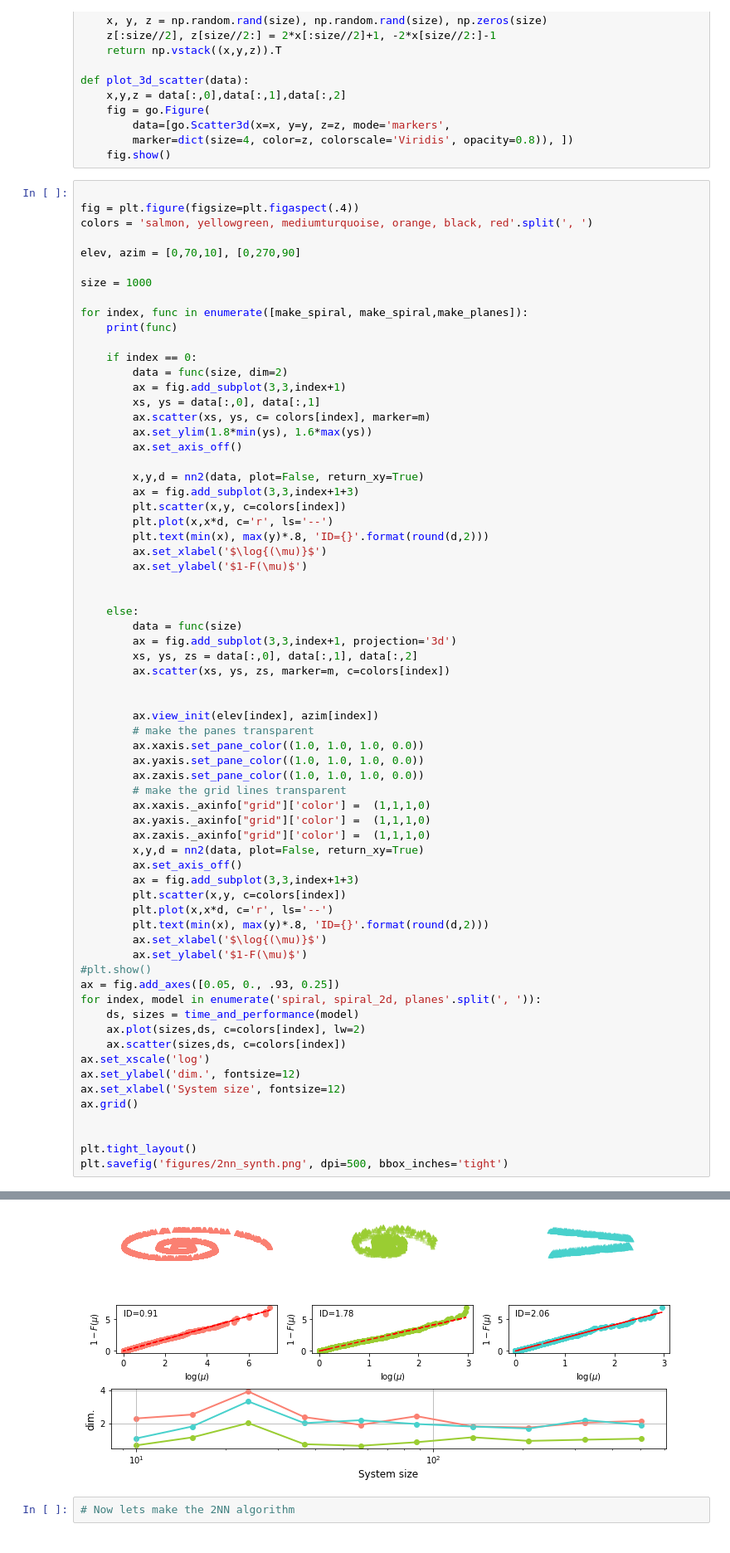
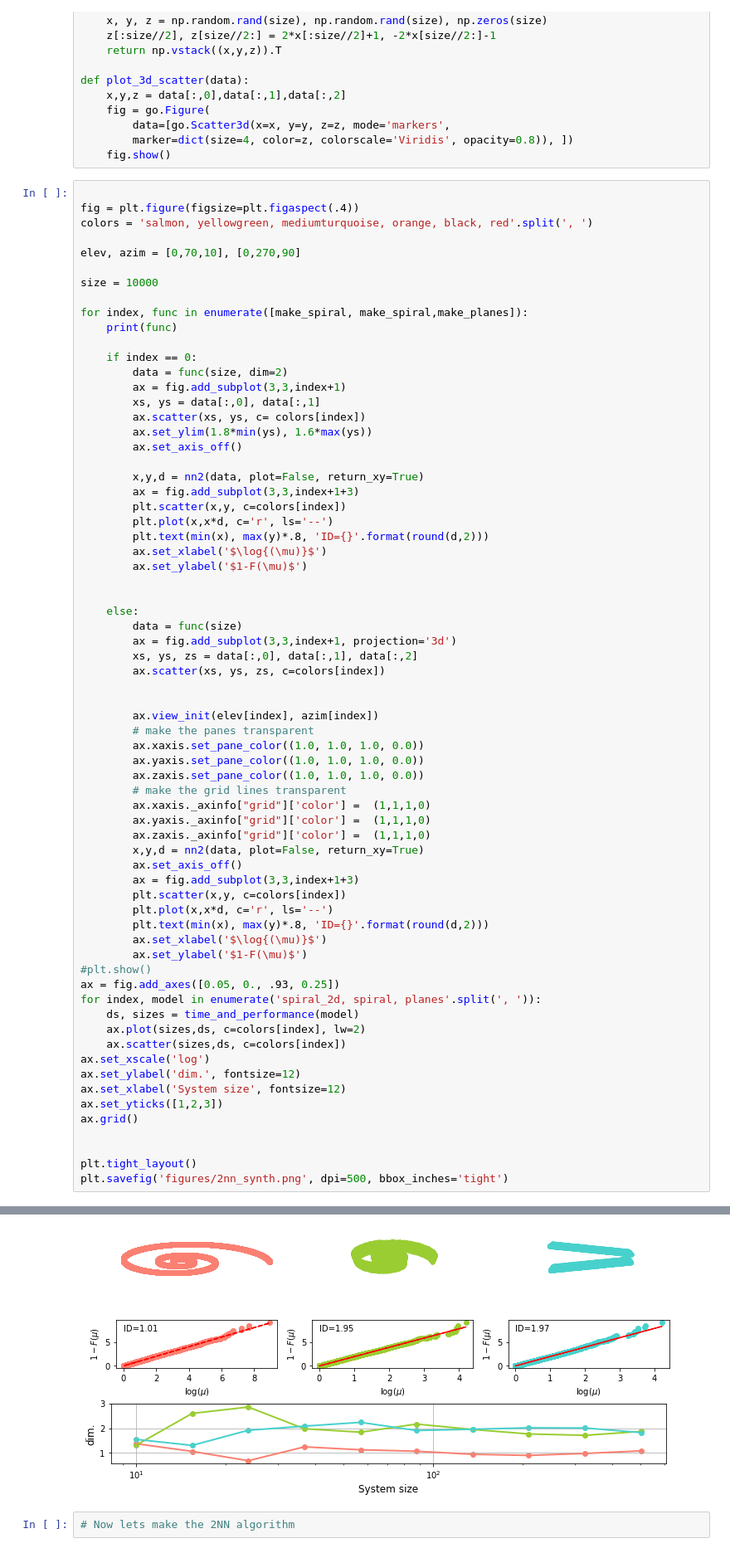
Before and after one commit to condensedAI/mbl-intrinsicdimension, a Jupyter notebook: 2NN_Synthetic_data.ipynb, the cells around one changed output, grey strips where cells are left out. Shown: that part at 83% size. Saved outputs shown, nothing was run; the diff lists cells and outputs as text.

```diff
--- a/2NN_Synthetic_data.ipynb
+++ b/2NN_Synthetic_data.ipynb
@@ -48,7 +48,7 @@ colors = 'salmon, yellowgreen, mediumturquoise, orange, black, red'.split(', ')
 
 elev, azim = [0,70,10], [0,270,90]
 
-size = 1000
+size = 10000
 
 for index, func in enumerate([make_spiral, make_spiral,make_planes]):
     print(func)
@@ -57,7 +57,7 @@ for index, func in enumerate([make_spiral, make_spiral,make_planes]):
         data = func(size, dim=2)
         ax = fig.add_subplot(3,3,index+1)
         xs, ys = data[:,0], data[:,1]
-        ax.scatter(xs, ys, c= colors[index], marker=m)
+        ax.scatter(xs, ys, c= colors[index])
         ax.set_ylim(1.8*min(ys), 1.6*max(ys))
         ax.set_axis_off()
 
@@ -74,7 +74,7 @@ for index, func in enumerate([make_spiral, make_spiral,make_planes]):
         data = func(size)
         ax = fig.add_subplot(3,3,index+1, projection='3d')
         xs, ys, zs = data[:,0], data[:,1], data[:,2]
-        ax.scatter(xs, ys, zs, marker=m, c=colors[index])
+        ax.scatter(xs, ys, zs, c=colors[index])
 
 
         ax.view_init(elev[index], azim[index])
@@ -96,13 +96,14 @@ for index, func in enumerate([make_spiral, make_spiral,make_planes]):
         ax.set_ylabel('$1-F(\mu)$')
 #plt.show()
 ax = fig.add_axes([0.05, 0., .93, 0.25])
-for index, model in enumerate('spiral, spiral_2d, planes'.split(', ')):
+for index, model in enumerate('spiral_2d, spiral, planes'.split(', ')):
     ds, sizes = time_and_performance(model)
     ax.plot(sizes,ds, c=colors[index], lw=2)
     ax.scatter(sizes,ds, c=colors[index])
 ax.set_xscale('log')
 ax.set_ylabel('dim.', fontsize=12)
 ax.set_xlabel('System size', fontsize=12)
+ax.set_yticks([1,2,3])
 ax.grid()
 
 
@@ -116,4 +116,4 @@ This figure includes Axes that are not compatible with tight_layout, so results
-[figure, old version]
+[figure, new version]
 # %%
 # Now lets make the 2NN algorithm
 # %%
```
Also changed, not shown: parts of 2 cells of this notebook, 4 other files.
